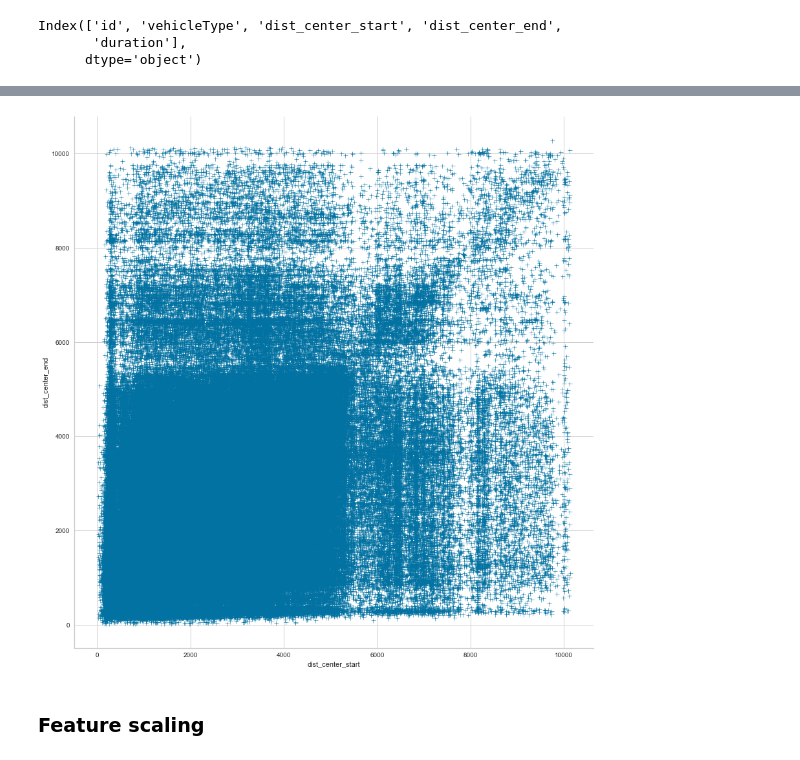
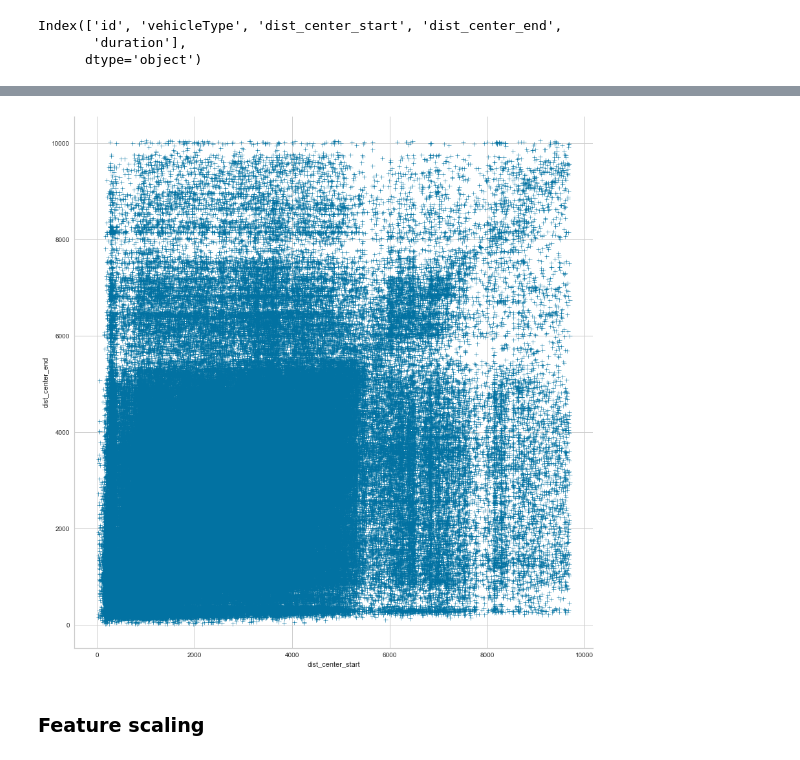
Before and after one commit to richardbor/bachelor_thesis, a Jupyter notebook: clustering_centrality_duration.ipynb, the cells around one changed output, grey strips where cells are left out. Cells and saved outputs as stored; diff of their text form; code cells hidden in the pictures.

Commit message:
scores

```diff
--- a/clustering_centrality_duration.ipynb
+++ b/clustering_centrality_duration.ipynb
@@ -95,0 +100,17 @@ g = sns.relplot(x="dist_center_start", y="dist_center_end", kind="scatter", data
+# %%
+from scipy.stats import zscore
+import numpy as np
+
+# remove extreme outliers
+# data values that have a z-score sigma greater than a threshold of 4, are declared to be outliers.
+z_scores = zscore(df[['dist_center_start','dist_center_end','duration']])
+abs_z_scores = np.abs(z_scores)
+filtered_entries = (abs_z_scores < 4).all(axis=1)
+df = df[filtered_entries]
+df
+
+
+#df = df[(df['dist_center_start']<11000)&(df['dist_center_end']<11000)]
+
+# plot indicates four interpretable convex clusters
+#g = sns.relplot(x="dist_center_start", y="dist_center_end", kind="scatter", data=df, marker='+', height=12, aspect=1)
@@ -96,11 +131,7 @@ g = sns.relplot(x="dist_center_start", y="dist_center_end", kind="scatter", data
 # %%
-# remove extreme outliers
-df = df[(df['dist_center_start']<11000)&(df['dist_center_end']<11000)]
-
-# plot indicates four interpretable convex clusters
 g = sns.relplot(x="dist_center_start", y="dist_center_end", kind="scatter", data=df, marker='+', height=12, aspect=1)
 # %% [output]
-[figure, old version]
+[figure, new version]
 # %% [markdown]
 ### Feature scaling
 # %%
```
Also changed, not shown: parts of 3 cells of this notebook, 2 other files.
